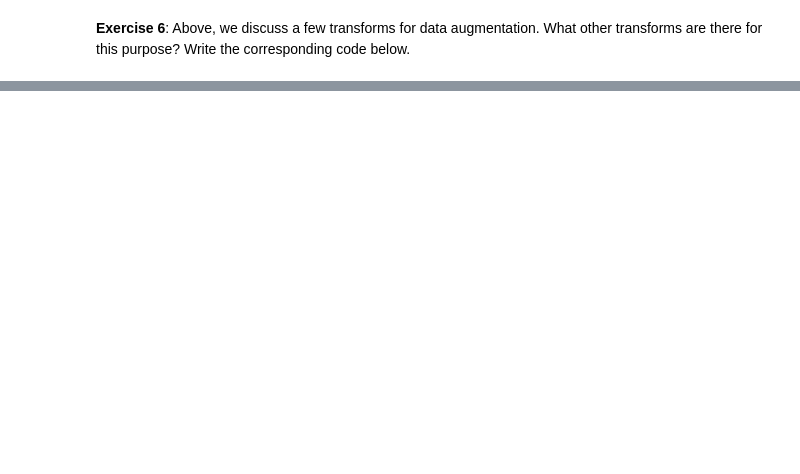
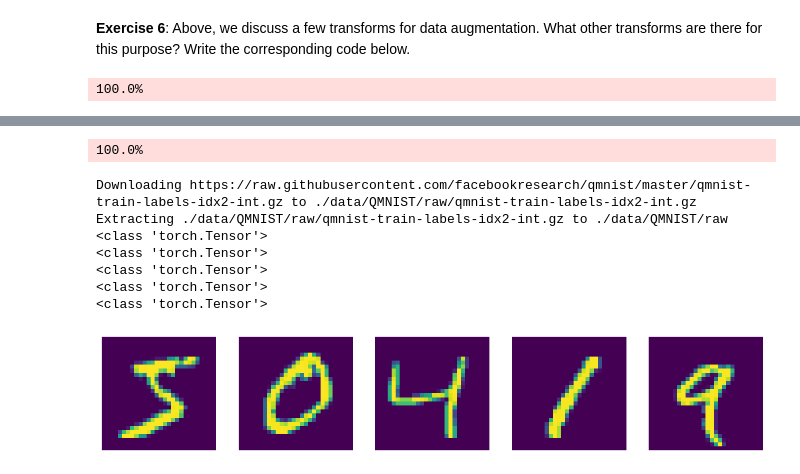
Before and after one commit to llfung/RCDS-Deep-Learning-CNN, a Jupyter notebook: NOTEBOOKS/1.1 PyTorch for computer vision.ipynb, the cells around one changed output, grey strips where cells are left out. Cells and saved outputs as stored; diff of their text form; code cells hidden in the pictures; blank space fills up the shorter version.

```diff
--- a/NOTEBOOKS/1.1 PyTorch for computer vision.ipynb
+++ b/NOTEBOOKS/1.1 PyTorch for computer vision.ipynb
@@ -329,2 +369,12 @@ Clipping input data to the valid range for imshow with RGB data ([0..1] for floa
 # %% [markdown]
 **Exercise 6**: Above, we discuss a few transforms for data augmentation. What other transforms are there for this purpose? Write the corresponding code below.
+# %%
+OtherMNIST=datasets.QMNIST(root='./data', download=True, train=True)
+fig, axes = plt.subplots(1, 5, figsize=(15, 4))
+for i in range(5):
+    img = OtherMNIST.data[i]
+    print(type(img))
+    axes[i].imshow(img)
+    axes[i].axis('off')
+# %% [output]
+100.0%
@@ -330,0 +383,9 @@ Clipping input data to the valid range for imshow with RGB data ([0..1] for floa
+100.0%
+Downloading https://raw.githubusercontent.com/facebookresearch/qmnist/master/qmnist-train-labels-idx2-int.gz to ./data/QMNIST/raw/qmnist-train-labels-idx2-int.gz
+Extracting ./data/QMNIST/raw/qmnist-train-labels-idx2-int.gz to ./data/QMNIST/raw
+<class 'torch.Tensor'>
+<class 'torch.Tensor'>
+<class 'torch.Tensor'>
+<class 'torch.Tensor'>
+<class 'torch.Tensor'>
+[figure, added]
```
Also changed, not shown: parts of 9 cells of this notebook, 2 other files.
